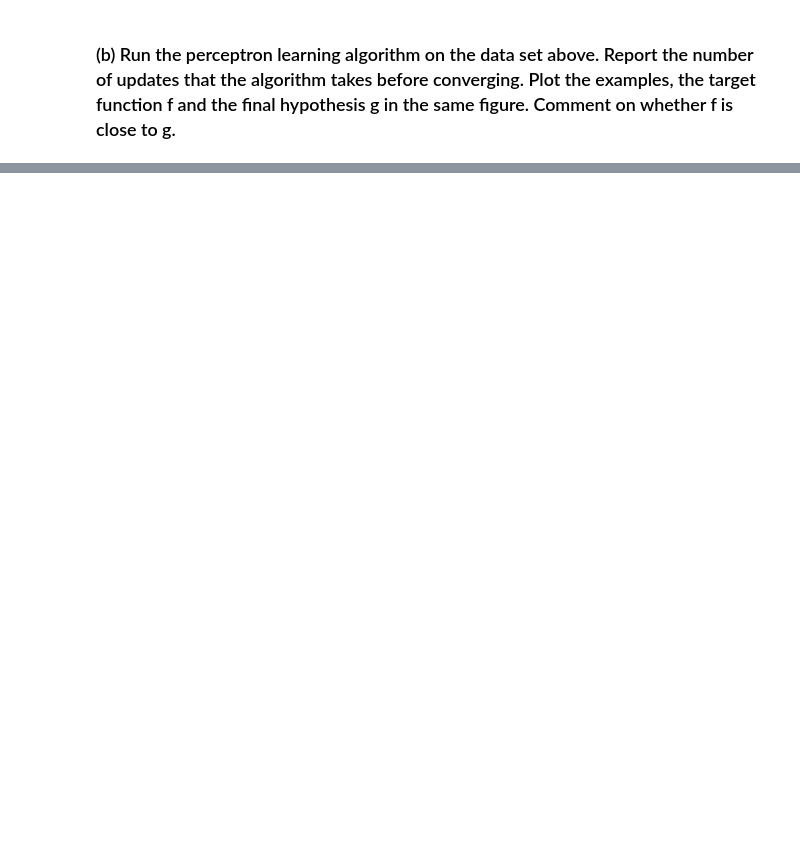
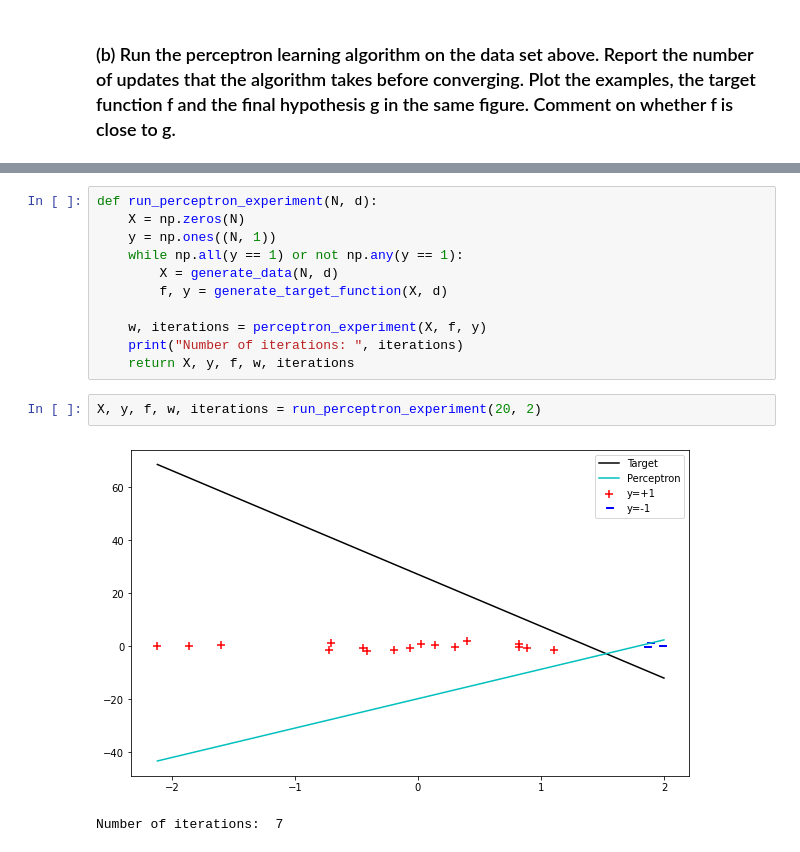
Before and after one commit to aashrafh/CMP402B, a Jupyter notebook: Assignment1.ipynb, the cells around one changed output, grey strips where cells are left out. Saved outputs shown, nothing was run; the diff lists cells and outputs as text; blank space fills up the shorter version.

```diff
--- a/Assignment1.ipynb
+++ b/Assignment1.ipynb
@@ -203,0 +186,16 @@ Iterations:  3145
+# %%
+def run_perceptron_experiment(N, d):
+    X = np.zeros(N)
+    y = np.ones((N, 1))
+    while np.all(y == 1) or not np.any(y == 1):
+        X = generate_data(N, d)
+        f, y = generate_target_function(X, d)
+
+    w, iterations = perceptron_experiment(X, f, y)
+    print("Number of iterations: ", iterations)
+    return X, y, f, w, iterations
+# %%
+X, y, f, w, iterations = run_perceptron_experiment(20, 2)
+# %% [output]
+[figure, added]
+Number of iterations:  7
```
Also changed, not shown: parts of 25 cells of this notebook, 2 other files.
